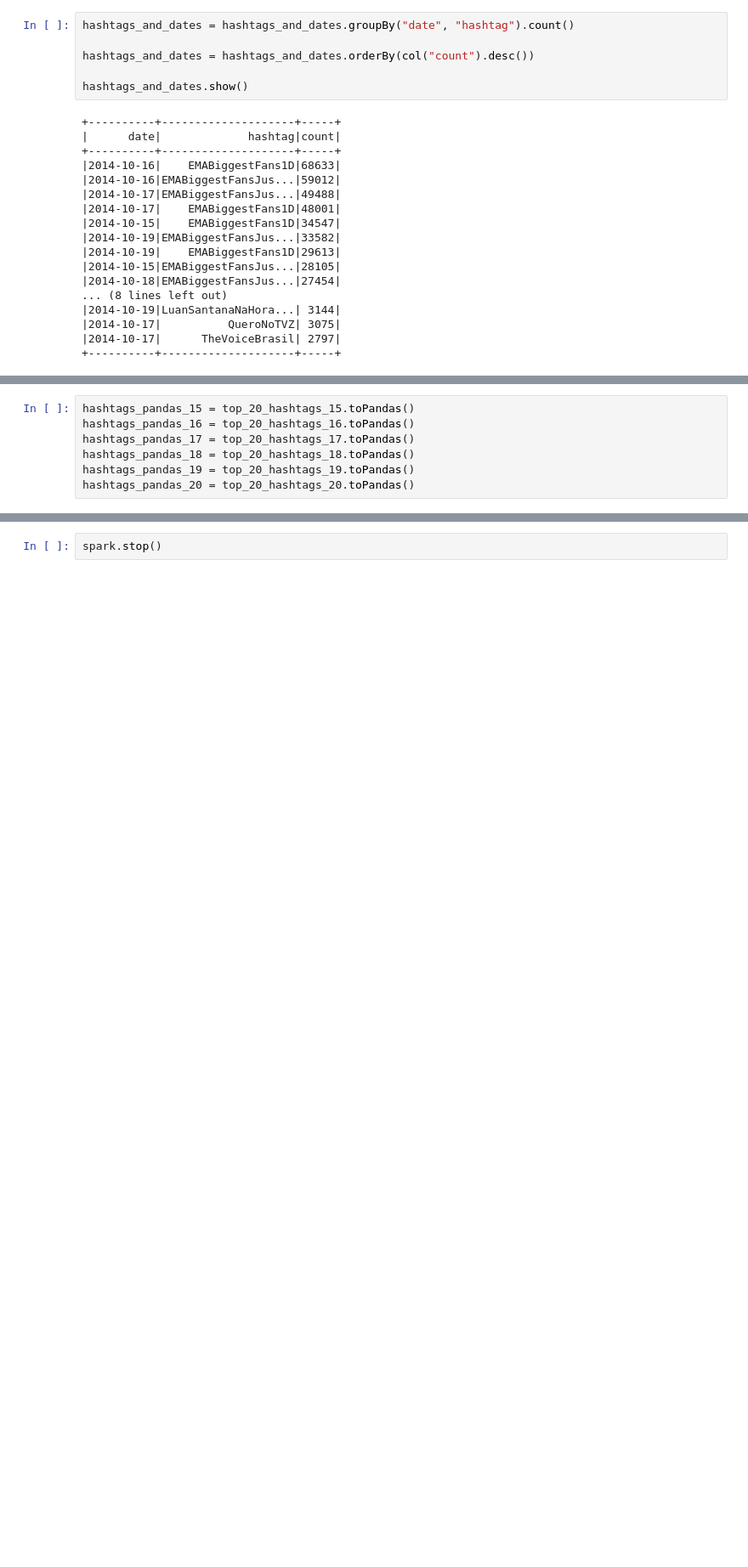
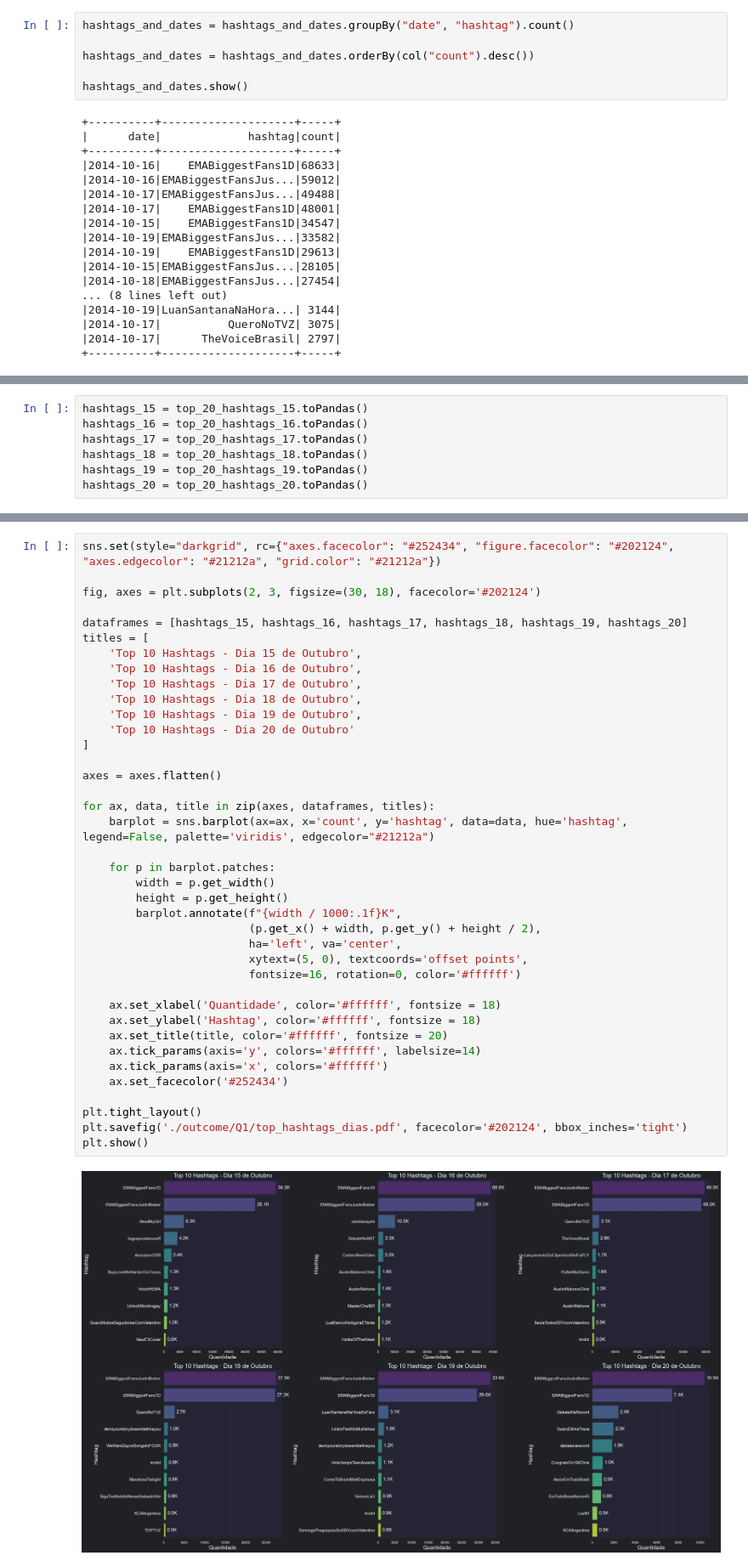
Before and after one commit to murilovpinheiro/Cloud-Spark, a Jupyter notebook: Q1B.ipynb, the cells around one changed output, grey strips where cells are left out. Shown: that part at 85% size. Drawn from its saved outputs; the diff is of its cells as text; blank space fills up the shorter version.

```diff
--- a/Q1B.ipynb
+++ b/Q1B.ipynb
@@ -152,7 +152,7 @@ top_20_hashtags_20 = hashtags_and_dates.filter(col("date") == "2014-10-20").limi
 # %%
-hashtags_pandas_15 = top_20_hashtags_15.toPandas()
-hashtags_pandas_16 = top_20_hashtags_16.toPandas()
-hashtags_pandas_17 = top_20_hashtags_17.toPandas()
-hashtags_pandas_18 = top_20_hashtags_18.toPandas()
-hashtags_pandas_19 = top_20_hashtags_19.toPandas()
-hashtags_pandas_20 = top_20_hashtags_20.toPandas()
+hashtags_15 = top_20_hashtags_15.toPandas()
+hashtags_16 = top_20_hashtags_16.toPandas()
+hashtags_17 = top_20_hashtags_17.toPandas()
+hashtags_18 = top_20_hashtags_18.toPandas()
+hashtags_19 = top_20_hashtags_19.toPandas()
+hashtags_20 = top_20_hashtags_20.toPandas()
@@ -291,2 +159,41 @@ plt.close()
 # %%
-spark.stop()
+sns.set(style="darkgrid", rc={"axes.facecolor": "#252434", "figure.facecolor": "#202124", "axes.edgecolor": "#21212a", "grid.color": "#21212a"})
+
+fig, axes = plt.subplots(2, 3, figsize=(30, 18), facecolor='#202124')
+
+dataframes = [hashtags_15, hashtags_16, hashtags_17, hashtags_18, hashtags_19, hashtags_20]
+titles = [
+    'Top 10 Hashtags - Dia 15 de Outubro',
+    'Top 10 Hashtags - Dia 16 de Outubro',
+    'Top 10 Hashtags - Dia 17 de Outubro',
+    'Top 10 Hashtags - Dia 18 de Outubro',
+    'Top 10 Hashtags - Dia 19 de Outubro',
+    'Top 10 Hashtags - Dia 20 de Outubro'
+]
+
+axes = axes.flatten()
+
+for ax, data, title in zip(axes, dataframes, titles):
+    barplot = sns.barplot(ax=ax, x='count', y='hashtag', data=data, hue='hashtag', legend=False, palette='viridis', edgecolor="#21212a")
+
+    for p in barplot.patches:
+        width = p.get_width()
+        height = p.get_height()
+        barplot.annotate(f"{width / 1000:.1f}K",
+                         (p.get_x() + width, p.get_y() + height / 2),
+                         ha='left', va='center',
+                         xytext=(5, 0), textcoords='offset points',
+                         fontsize=16, rotation=0, color='#ffffff')
+
+    ax.set_xlabel('Quantidade', color='#ffffff', fontsize = 18)
+    ax.set_ylabel('Hashtag', color='#ffffff', fontsize = 18)
+    ax.set_title(title, color='#ffffff', fontsize = 20)
+    ax.tick_params(axis='y', colors='#ffffff', labelsize=14)
+    ax.tick_params(axis='x', colors='#ffffff')
+    ax.set_facecolor('#252434')
+
+plt.tight_layout()
+plt.savefig('./outcome/Q1/top_hashtags_dias.pdf', facecolor='#202124', bbox_inches='tight')
+plt.show()
+# %% [output]
+[figure, added]
```
Also changed, not shown: parts of 7 cells of this notebook, 23 other files.
